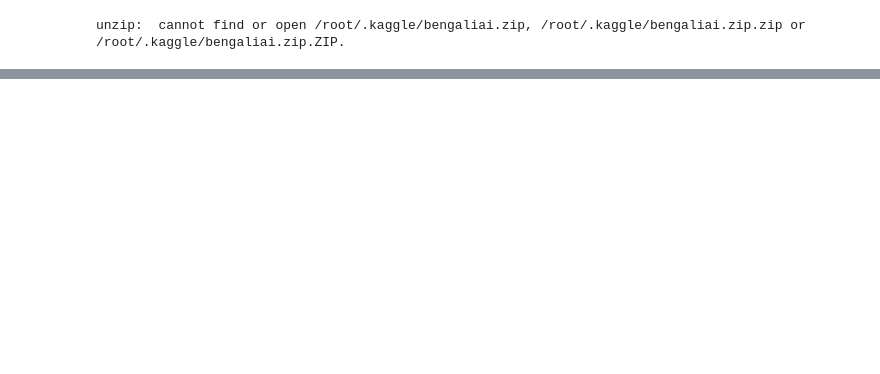
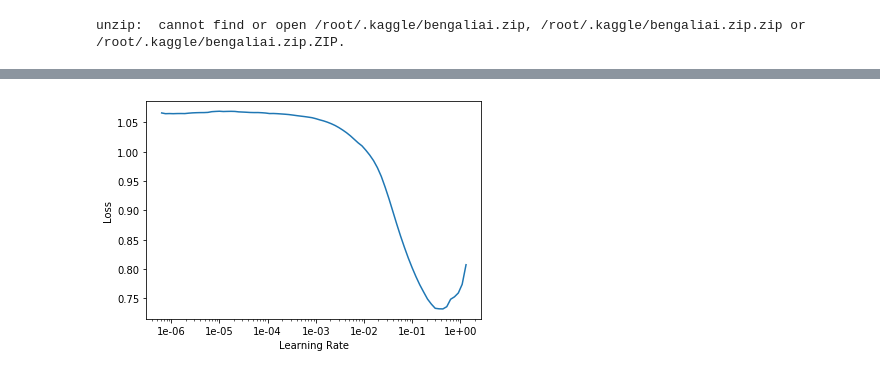
Before and after one commit to abyaadrafid/BHGD, a Jupyter notebook: BHGD.ipynb, the cells around one changed output, grey strips where cells are left out. Drawn from its saved outputs; the diff is of its cells as text; code cells hidden in the pictures; blank space fills up the shorter version.

```diff
--- a/BHGD.ipynb
+++ b/BHGD.ipynb
@@ -23,0 +45,4 @@ unzip:  cannot find or open /root/.kaggle/bengaliai.zip, /root/.kaggle/bengaliai
+# %%
+learner.recorder.plot()
+# %% [output]
+[figure, added]
```
Also changed, not shown: parts of 13 cells of this notebook.
